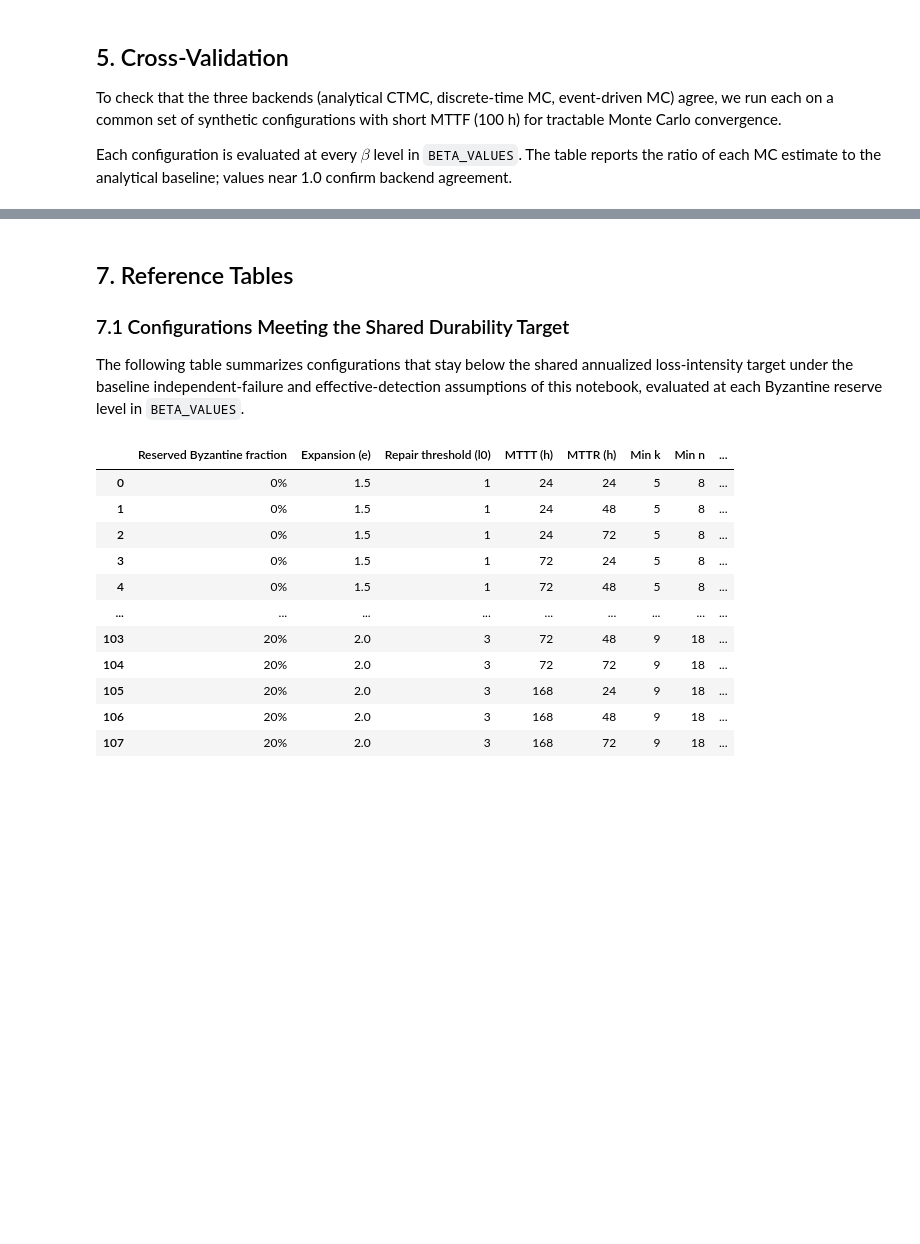
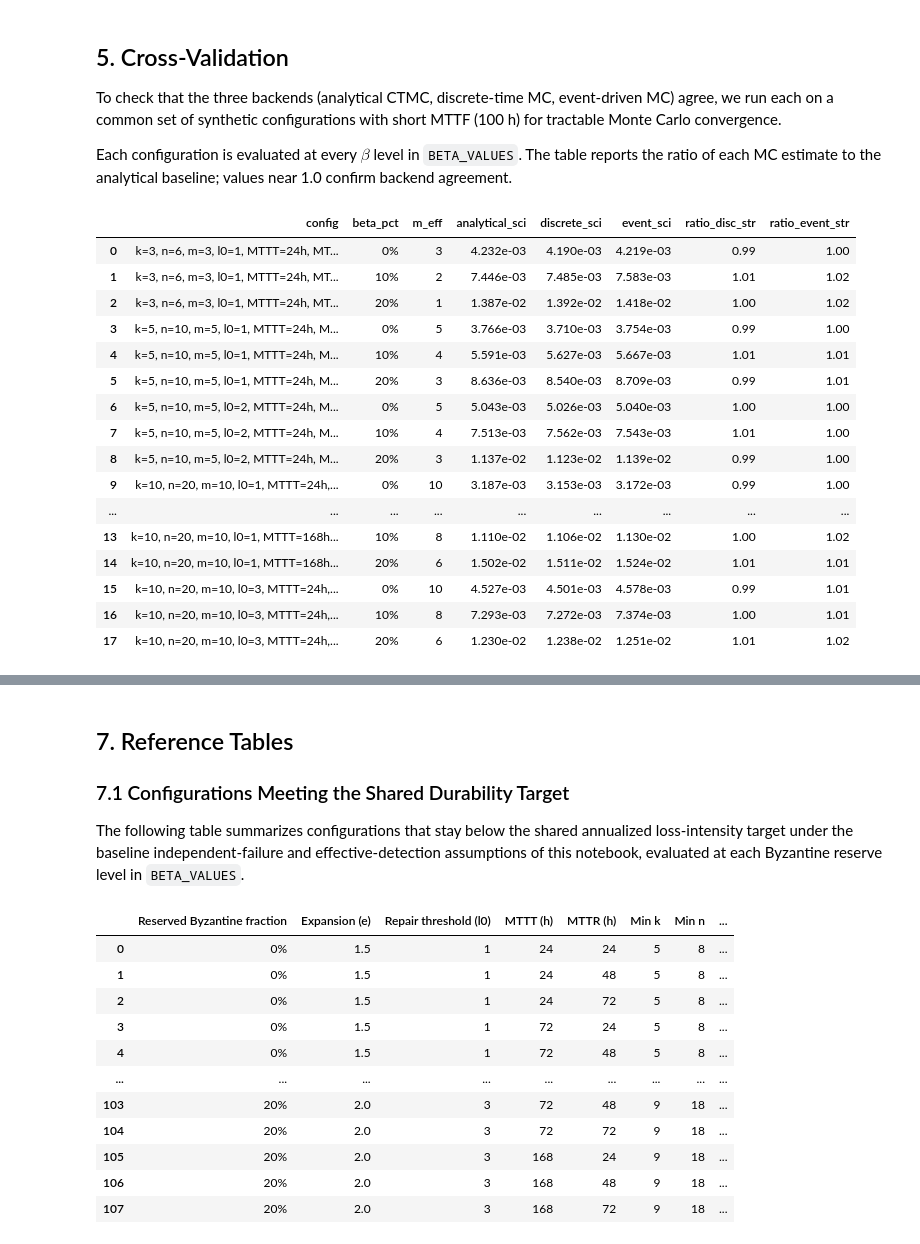
Before and after one commit to durability-labs/archivist-research, a Jupyter notebook: reliability analysis/archivist_reliability_analysis.ipynb, the cells around one changed output, grey strips where cells are left out. Drawn from its saved outputs; the diff is of its cells as text; code cells hidden in the pictures; blank space fills up the shorter version.

```diff
--- a/reliability analysis/archivist_reliability_analysis.ipynb
+++ b/reliability analysis/archivist_reliability_analysis.ipynb
@@ -1504,26 +1768,28 @@ CV_MAX_TIME = 1e6
 CV_MAX_ITERS = 10000
 
 cv_configs = [
-    {"k": 3, "n": 6, "r0": 1, "mttt": 24, "mttf": 100, "mttr": 24},
-    {"k": 5, "n": 10, "r0": 1, "mttt": 24, "mttf": 100, "mttr": 24},
-    {"k": 5, "n": 10, "r0": 2, "mttt": 24, "mttf": 100, "mttr": 24},
-    {"k": 10, "n": 20, "r0": 1, "mttt": 24, "mttf": 100, "mttr": 24},
-    {"k": 10, "n": 20, "r0": 1, "mttt": 168, "mttf": 100, "mttr": 48},
-    {"k": 10, "n": 20, "r0": 3, "mttt": 24, "mttf": 100, "mttr": 24},
+    {"k": 3, "n": 6, "l0": 1, "mttt": 24, "mttf": 100, "mttr": 24},
+    {"k": 5, "n": 10, "l0": 1, "mttt": 24, "mttf": 100, "mttr": 24},
+    {"k": 5, "n": 10, "l0": 2, "mttt": 24, "mttf": 100, "mttr": 24},
+    {"k": 10, "n": 20, "l0": 1, "mttt": 24, "mttf": 100, "mttr": 24},
+    {"k": 10, "n": 20, "l0": 1, "mttt": 168, "mttf": 100, "mttr": 48},
+    {"k": 10, "n": 20, "l0": 3, "mttt": 24, "mttf": 100, "mttr": 24},
 ]
 
 cv_results = []
 for cfg in cv_configs:
-    config = code_config_label(cfg["k"], cfg["n"], r0=cfg["r0"], mttt=cfg["mttt"], mttr=cfg["mttr"])
+    config = code_config_label(
+        cfg["k"], cfg["n"], l0=cfg["l0"], mttt=cfg["mttt"], mttr=cfg["mttr"]
+    )
     for beta in BETA_VALUES:
         budget = effective_code_with_byzantine_budget(cfg["k"], cfg["n"], beta)
-        if not budget["feasible"] or budget["remaining_parity"] < cfg["r0"]:
+        if not budget["feasible"] or budget["remaining_parity"] < cfg["l0"]:
             continue
 
         lam_analytical = model_fail_per_hour(
             cfg["k"],
             cfg["n"],
-            cfg["r0"],
+            cfg["l0"],
             cfg["mttt"],
             cfg["mttf"],
             cfg["mttr"],
@@ -1534,7 +1800,7 @@ for cfg in cv_configs:
             lam_discrete = simulate_discrete(
                 cfg["k"],
                 cfg["n"],
-                cfg["r0"],
+                cfg["l0"],
                 cfg["mttt"],
                 cfg["mttf"],
                 cfg["mttr"],
@@ -1549,7 +1815,7 @@ for cfg in cv_configs:
             lam_event = simulate_events(
                 cfg["k"],
                 cfg["n"],
-                cfg["r0"],
+                cfg["l0"],
                 cfg["mttt"],
                 cfg["mttf"],
                 cfg["mttr"],
@@ -1563,37 +1829,63 @@ for cfg in cv_configs:
         cv_results.append(
             {
                 "config": config,
                 "beta_pct": pct_str(beta),
                 "m_eff": budget["remaining_parity"],
                 "analytical": lam_analytical,
                 "discrete": lam_discrete,
                 "event": lam_event,
             }
         )
 
 cv_df = pd.DataFrame(cv_results)
 cv_df["ratio_disc"] = cv_df["discrete"] / cv_df["analytical"]
 cv_df["ratio_event"] = cv_df["event"] / cv_df["analytical"]
 cv_df["analytical_sci"] = cv_df["analytical"].map(sci_str)
-cv_df["discrete_sci"] = cv_df["discrete"].map(lambda x: sci_str(x) if not np.isnan(x) else "n/a")
-cv_df["event_sci"] = cv_df["event"].map(lambda x: sci_str(x) if not np.isnan(x) else "n/a")
-cv_df["ratio_disc_str"] = cv_df["ratio_disc"].map(lambda x: f"{x:.2f}" if not np.isnan(x) else "n/a")
-cv_df["ratio_event_str"] = cv_df["ratio_event"].map(lambda x: f"{x:.2f}" if not np.isnan(x) else "n/a")
+cv_df["discrete_sci"] = cv_df["discrete"].map(
+    lambda x: sci_str(x) if not np.isnan(x) else "n/a"
+)
+cv_df["event_sci"] = cv_df["event"].map(
+    lambda x: sci_str(x) if not np.isnan(x) else "n/a"
+)
+cv_df["ratio_disc_str"] = cv_df["ratio_disc"].map(
+    lambda x: f"{x:.2f}" if not np.isnan(x) else "n/a"
+)
+cv_df["ratio_event_str"] = cv_df["ratio_event"].map(
+    lambda x: f"{x:.2f}" if not np.isnan(x) else "n/a"
+)
 
 display(
     cv_df[
         [
             "config",
             "beta_pct",
             "m_eff",
             "analytical_sci",
             "discrete_sci",
             "event_sci",
             "ratio_disc_str",
             "ratio_event_str",
         ]
     ]
 )
+# %% [output]
+|  | config | beta_pct | m_eff | analytical_sci | discrete_sci | event_sci | ratio_disc_str | ratio_event_str |
+| 0 | k=3, n=6, m=3, l0=1, MTTT=24h, MT... | 0% | 3 | 4.232e-03 | 4.190e-03 | 4.219e-03 | 0.99 | 1.00 |
+| 1 | k=3, n=6, m=3, l0=1, MTTT=24h, MT... | 10% | 2 | 7.446e-03 | 7.485e-03 | 7.583e-03 | 1.01 | 1.02 |
+| 2 | k=3, n=6, m=3, l0=1, MTTT=24h, MT... | 20% | 1 | 1.387e-02 | 1.392e-02 | 1.418e-02 | 1.00 | 1.02 |
+| 3 | k=5, n=10, m=5, l0=1, MTTT=24h, M... | 0% | 5 | 3.766e-03 | 3.710e-03 | 3.754e-03 | 0.99 | 1.00 |
+| 4 | k=5, n=10, m=5, l0=1, MTTT=24h, M... | 10% | 4 | 5.591e-03 | 5.627e-03 | 5.667e-03 | 1.01 | 1.01 |
+| 5 | k=5, n=10, m=5, l0=1, MTTT=24h, M... | 20% | 3 | 8.636e-03 | 8.540e-03 | 8.709e-03 | 0.99 | 1.01 |
+| 6 | k=5, n=10, m=5, l0=2, MTTT=24h, M... | 0% | 5 | 5.043e-03 | 5.026e-03 | 5.040e-03 | 1.00 | 1.00 |
+| 7 | k=5, n=10, m=5, l0=2, MTTT=24h, M... | 10% | 4 | 7.513e-03 | 7.562e-03 | 7.543e-03 | 1.01 | 1.00 |
+| 8 | k=5, n=10, m=5, l0=2, MTTT=24h, M... | 20% | 3 | 1.137e-02 | 1.123e-02 | 1.139e-02 | 0.99 | 1.00 |
+| 9 | k=10, n=20, m=10, l0=1, MTTT=24h,... | 0% | 10 | 3.187e-03 | 3.153e-03 | 3.172e-03 | 0.99 | 1.00 |
+| ... | ... | ... | ... | ... | ... | ... | ... | ... |
+| 13 | k=10, n=20, m=10, l0=1, MTTT=168h... | 10% | 8 | 1.110e-02 | 1.106e-02 | 1.130e-02 | 1.00 | 1.02 |
+| 14 | k=10, n=20, m=10, l0=1, MTTT=168h... | 20% | 6 | 1.502e-02 | 1.511e-02 | 1.524e-02 | 1.01 | 1.01 |
+| 15 | k=10, n=20, m=10, l0=3, MTTT=24h,... | 0% | 10 | 4.527e-03 | 4.501e-03 | 4.578e-03 | 0.99 | 1.01 |
+| 16 | k=10, n=20, m=10, l0=3, MTTT=24h,... | 10% | 8 | 7.293e-03 | 7.272e-03 | 7.374e-03 | 1.00 | 1.01 |
+| 17 | k=10, n=20, m=10, l0=3, MTTT=24h,... | 20% | 6 | 1.230e-02 | 1.238e-02 | 1.251e-02 | 1.01 | 1.02 |
 # %%
 # Cross-validation: ratio of MC estimates to analytical baseline
 fig, ax = plt.subplots(figsize=(12, 6))
```
Also changed, not shown: parts of 27 cells of this notebook, 4 other files.
